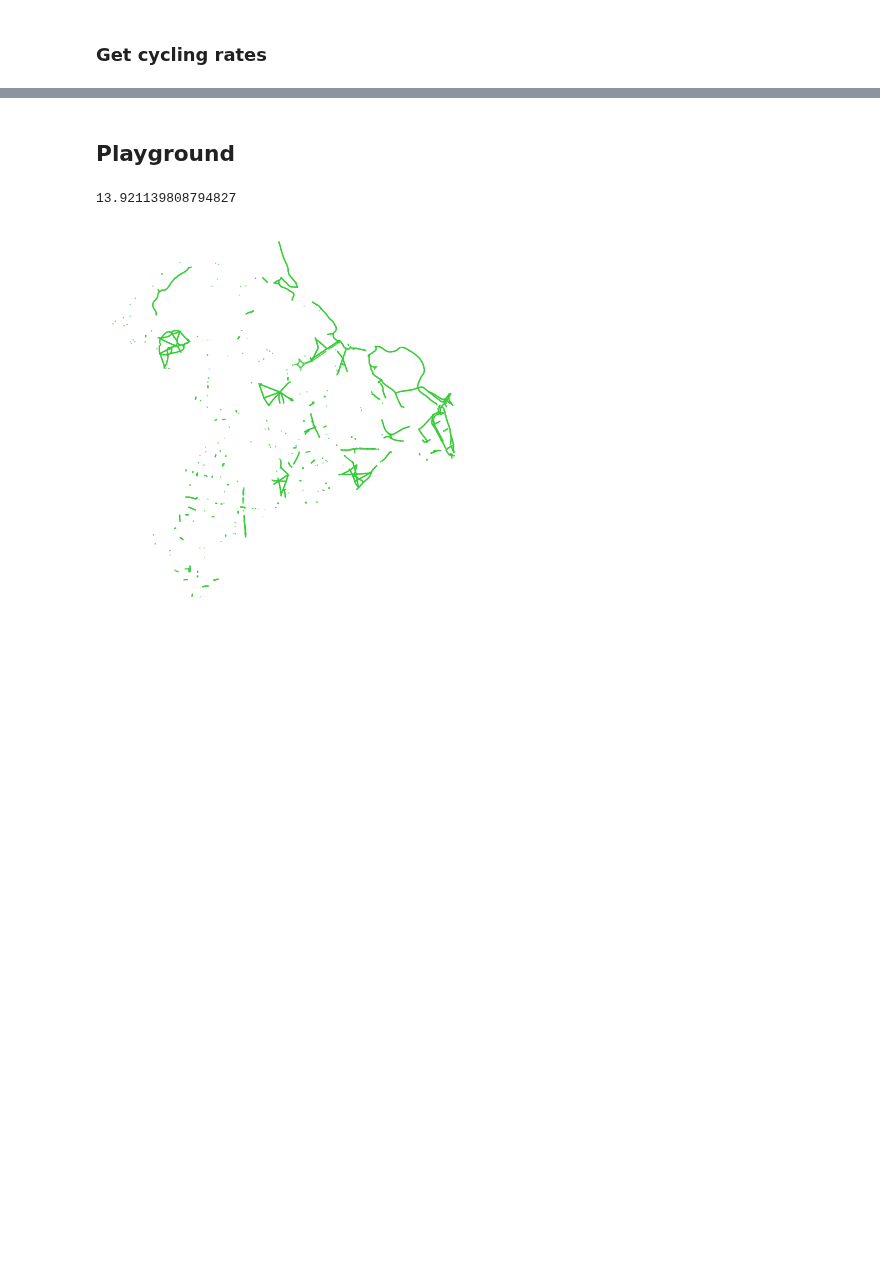
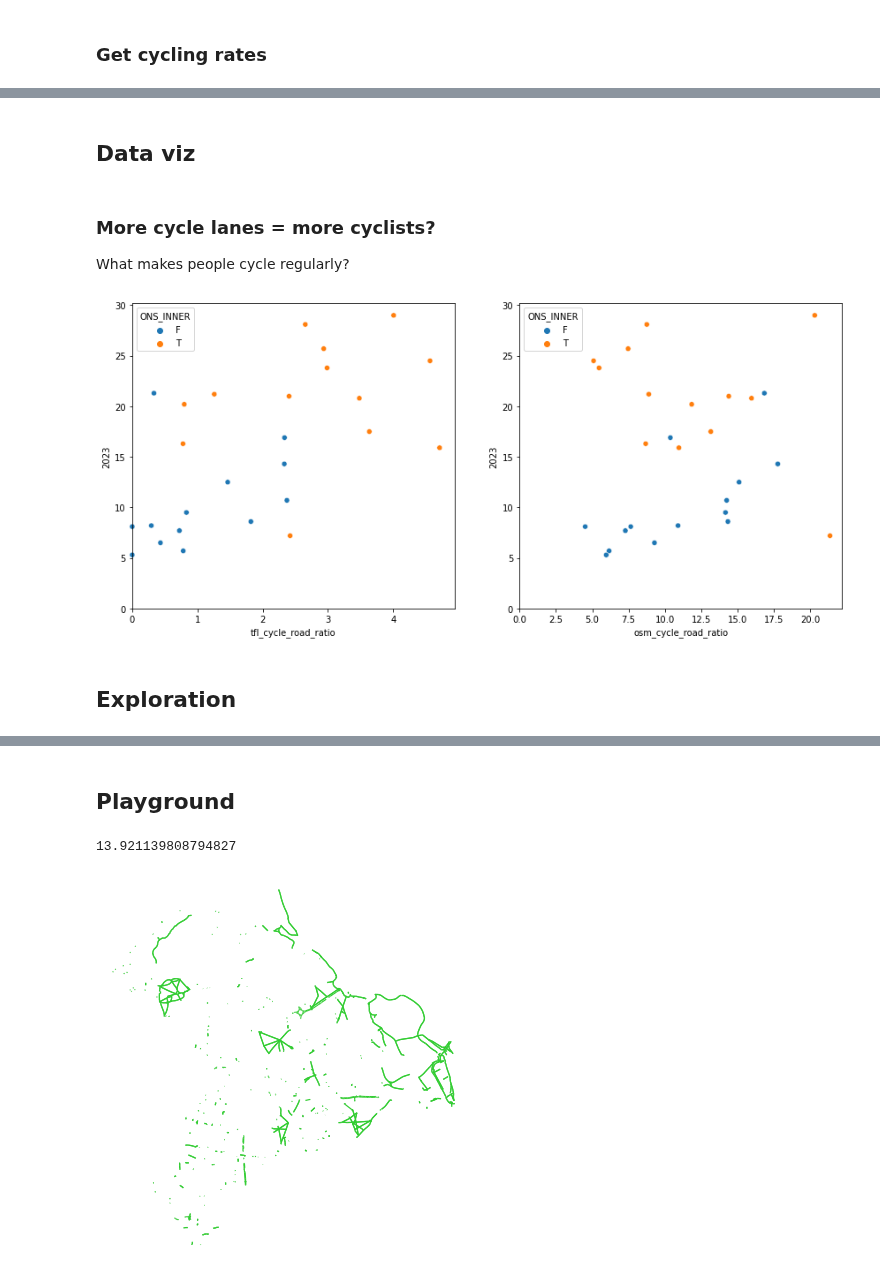
Before and after one commit to Lisa-Ho/small-data-projects, a Jupyter notebook: 2025/2504-cycling-rates-infra/cycling-rates-vs-infra.ipynb, the cells around one changed output, grey strips where cells are left out. Saved outputs shown, nothing was run; the diff lists cells and outputs as text; code cells hidden in the pictures; blank space fills up the shorter version.

Commit message:
started exploring London cycling data

```diff
--- a/2025/2504-cycling-rates-infra/cycling-rates-vs-infra.ipynb
+++ b/2025/2504-cycling-rates-infra/cycling-rates-vs-infra.ipynb
@@ -84,0 +121,4 @@ rc_df.to_csv("osmnx_road_to_cycleways_ratio.csv", index=False)
+# %%
+#load cycle hangar stats
+hangar_stats = pd.read_csv("cycle_hangar_stats.csv")
+hangar_stats.head()
@@ -86,0 +153,9 @@ rc_df.to_csv("osmnx_road_to_cycleways_ratio.csv", index=False)
+# %%
+#read in each tab and merge into one table
+households = pd.read_excel("roundedhouseholdestimates2023.xlsx",
+                       sheet_name="2023", skiprows=6,
+                       usecols=[0,1,2],
+                       names=["GSS_CODE", "NAME", "no_households"]
+                         )
+
+households.head()
@@ -86,0 +177,6 @@ rc_df.to_csv("osmnx_road_to_cycleways_ratio.csv", index=False)
+# %%
+funding = pd.read_csv("transport_bids.csv",
+                        skiprows=2, usecols=[0,1,2,3],
+                        header=None,
+                        names=["GSS_CODE","NAME", "transport_bid", "transport_funding"])
+funding.head()
@@ -86,0 +226,32 @@ rc_df.to_csv("osmnx_road_to_cycleways_ratio.csv", index=False)
+# %% [markdown]
+## Data viz
+# %%
+def filter_rates(purpose, frequency):
+    filter = (rates["Purpose"] == purpose) & (rates["Frequency"]== frequency)
+    rates_f = rates[filter]
+    return rates_f
+# %% [markdown]
+### More cycle lanes = more cyclists?
+
+What makes people cycle regularly?
+# %%
+rates_f = filter_rates("Any", "At least once per week")
+data = pd.merge(gdf, rates_f[["ONS Code", "2023"]], left_on="GSS_CODE", right_on="ONS Code", how="left")
+
+#setup-------------------------------
+fig, axes = plt.subplots(1,2, figsize=(12,6))
+plt.subplots_adjust(hspace=0.2, left=0.07, top=0.85, bottom=0.05, right=1)
+
+#plot data ---------------------------------
+sns.scatterplot(data=data, x="tfl_cycle_road_ratio", y="2023", hue="ONS_INNER", ax=axes[0],
+                clip_on=False)
+sns.scatterplot(data=data, x="osm_cycle_road_ratio", y="2023", hue="ONS_INNER", ax=axes[1])
+
+#format axes ---------------------------------
+for ax in axes:
+    ax.set_ylim(ymin=0)
+    ax.set_xlim(xmin=0)
+# %% [output]
+[figure, added]
+# %% [markdown]
+## Exploration
```
Also changed, not shown: parts of 31 cells of this notebook.
